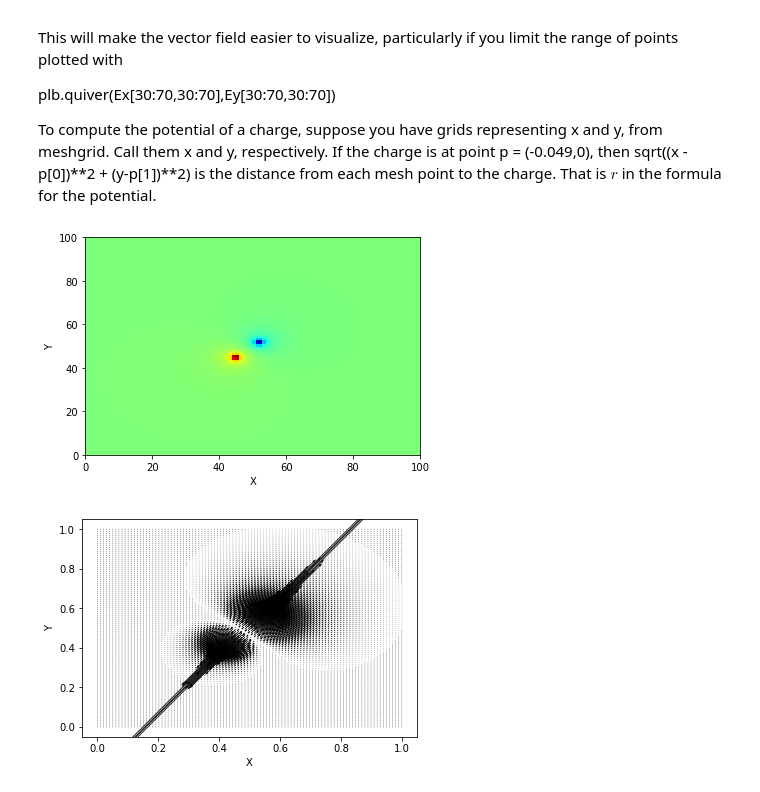
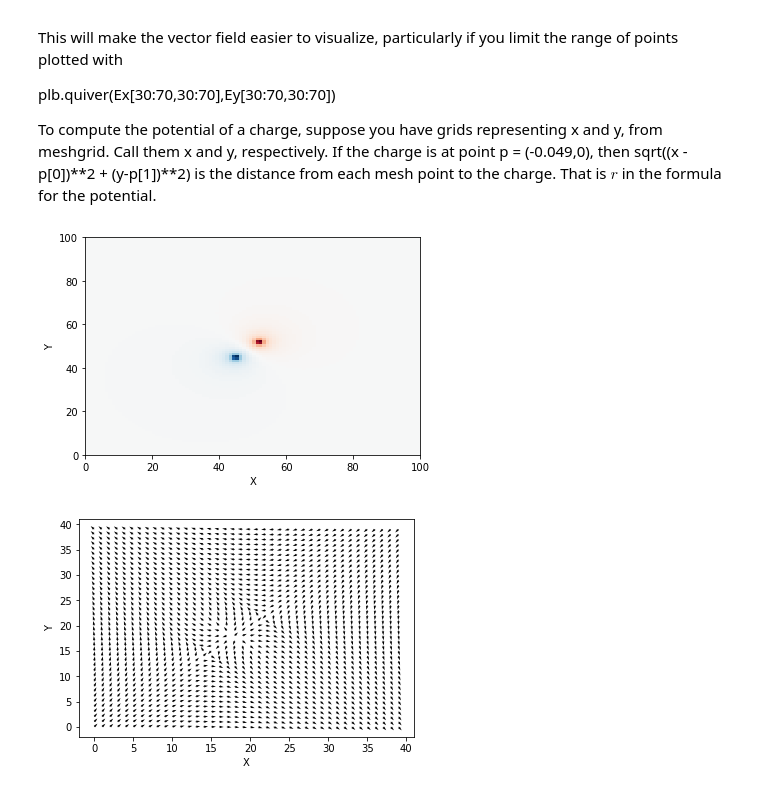
Before and after one commit to falkzach/CSCI557-Simulation-Modeling, a Jupyter notebook: exam1/Midterm%20Exam-Falkner_Zachary.ipynb, the cells around one changed output. Drawn from its saved outputs; the diff is of its cells as text; code cells hidden in the pictures.

```diff
--- a/exam1/Midterm%20Exam-Falkner_Zachary.ipynb
+++ b/exam1/Midterm%20Exam-Falkner_Zachary.ipynb
@@ -142,6 +142,20 @@ To compute the potential of a charge, suppose you have grids representing x and
 import scipy as sp
 import numpy as np
 import pylab as plt
+
+def dfdx(f, dx=1):
+    df = np.zeros(f.shape)
+    df[1:-1,:] = (f[:-2,:] - f[2:,:]) / (2 * dx)
+    df[0,:] = (f[1,:] - f[0,:]) / dx # left edge
+    df[-1,:] = (f[-1,:] - f[-2,:]) / dx # right edge
+    return df
+
+def dfdy(f, dy=1):
+    df = np.zeros(f.shape)
+    df[:,1:-1] = (f[:,:-2] - f[:,2:]) / (2 * dy)
+    df[:,0] = (f[:,1] - f[:,0]) / dy # top edge
+    df[:,-1] = (f[:,-1] - f[:,-2]) / dy # bottom edge
+    return df
 
 # system epsilon, use to handle edge case of divergance on point (tolerance for math)
 eps_sys = np.finfo(float).eps
@@ -152,22 +166,24 @@ eps_not = 8.854187817620e-12
 # q is amount of charge, r is distance from euclidean center
 potential = lambda q, r: (q / (4 * np.pi * eps_not * r))
 
-divergance = lambda i, j, dx=1, dy=1: i * dx + j * dy
+divergance = lambda i, j, dx=0, dy=0: i * dx + j * dy
 
 mesh_euclidian = lambda x, y, c: np.absolute( np.sqrt((x - c[0])**2 + (y - c[1])**2) )
 
 # calculate the elctrical field about a change on a plane
 def field(xplane, yplane, charge):
     # handle edge case? (divergance when charge on point)
-#     if():
+#     if(): # skipped doing this because i didnt run into it, but check if dif < eps_sys
 #         return float('inf')
     i = charge[0] * np.cos(np.deg2rad(45))# calculate unit vector in x and y direction!!!!
     j = charge[1] * np.sin(np.deg2rad(45))# j is y!
     q = charge[2] # just a charge quantity
     r = mesh_euclidian(xplane, yplane, charge[:2])
     phi = potential(q, r)
-    Ex = (-1 *  divergance(i, j, dy=0) * phi)
-    Ey = (-1 *  divergance(i, j, dx=0) * phi)
+    dx = dfdx(phi)
+    dy = dfdy(phi)
+    Ex = (-1 *  divergance(i, j, dx=dx) * phi)
+    Ey = (-1 *  divergance(i, j, dy=dy) * phi)
     return Ex, Ey, phi
 
 
@@ -177,35 +193,41 @@ n = 100 # point mesh size, 100 per meter, i.e. 1cm
 
 d = 0.1 # points are 10cm from eachother, 0.1m
 s = (b - a - d) / 2 #calculate nicely centered start point
 # x, y, c
 c1 = (s,
       s,
       1)
 # place c2 distance d from c1 at a 45 degree angle
 c2 = (c1[0] + d * np.cos(np.deg2rad(45)),
       c1[1] + d * np.sin(np.deg2rad(45)),
       -1)
+# c2 = (s + d , s, -1) # horizontally
+# c2 = (s, s + d, -1) # vertically
 
 x = y = np.linspace(a, b, n)
 xmesh, ymesh = np.meshgrid(x, y)
 
 Ex1, Ey1, phi1 = field(xmesh, ymesh, c1)
 Ex2, Ey2, phi2 = field(xmesh, ymesh, c2)
 Ex = Ex1 + Ex2
 Ey = Ey1 + Ey2
 phi = phi1 + phi2
 E = np.sqrt(Ex**2 + Ey**2)
 
-# http://hyperphysics.phy-astr.gsu.edu/hbase/electric/mulpoi.html
+# normalize size of arrows
+# I really think it looks better/more informative without this
+r = E/40
+Ex[r>1] /= r[r>1]
+Ey[r>1] /= r[r>1]
 
 plt.xlabel('X')
 plt.ylabel('Y')
-plt.pcolormesh(phi, cmap='jet')
+plt.pcolormesh(phi, cmap='RdBu')
 plt.show()
 plt.xlabel('X')
 plt.ylabel('Y')
-plt.quiver(xmesh, ymesh, Ex, Ey)
+plt.quiver(Ex[30:70,30:70],Ey[30:70,30:70])
 plt.show()
 # %% [output]
-[figure, old version]
+[figure, new version]
-[figure, old version]
+[figure, new version]
```
